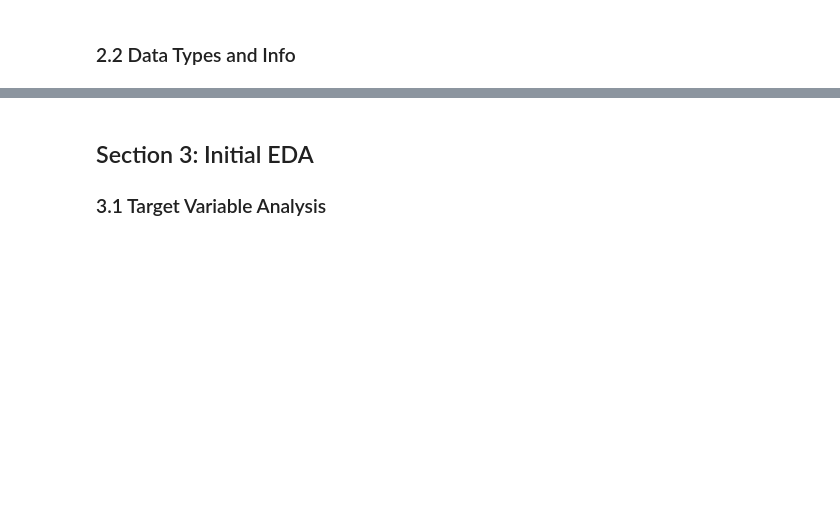
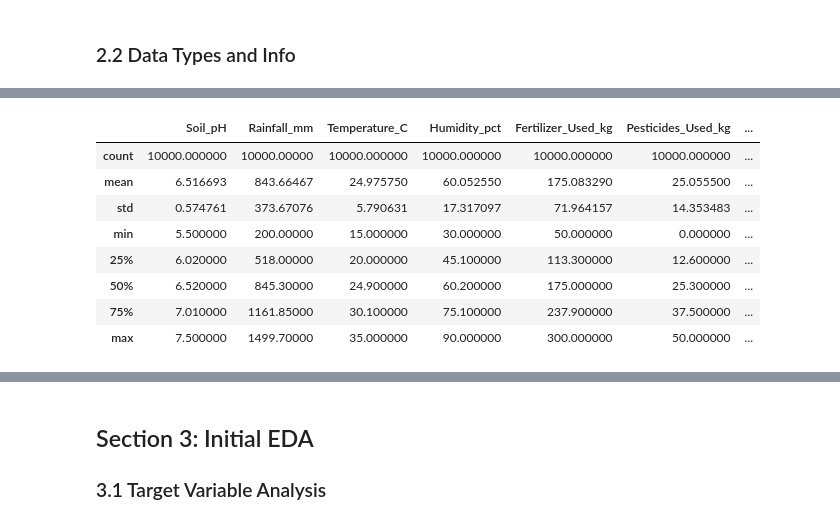
Before and after one commit to fsa-aiml-2511/individual-capstone-wesleyhouk-gif, a Jupyter notebook: notebooks/01_problem_statement_and_eda.ipynb, the cells around one changed output, grey strips where cells are left out. Drawn from its saved outputs; the diff is of its cells as text; code cells hidden in the pictures; blank space fills up the shorter version.

```diff
--- a/notebooks/01_problem_statement_and_eda.ipynb
+++ b/notebooks/01_problem_statement_and_eda.ipynb
@@ -106,7 +108,7 @@ print("Libraries imported successfully!")
 # %%
 # Load your dataset
 # Update the path to match your file name
-df = pd.read_csv('../data/raw/your_dataset.csv')
+df = pd.read_csv('../data/raw/crop_yield_dataset.csv')
 
 # Display basic info
 print(f"Dataset shape: {df.shape[0]:,} rows, {df.shape[1]} columns")
@@ -135,9 +177,20 @@ print(df.columns.tolist())
 # %%
 # TODO: Get summary statistics for numerical columns
 #
 # Hint: Use .describe()
 
 # YOUR CODE HERE:
+df.describe()
+# %% [output]
+|  | Soil_pH | Rainfall_mm | Temperature_C | Humidity_pct | Fertilizer_Used_kg | Pesticides_Used_kg | ... |
+| count | 10000.000000 | 10000.00000 | 10000.000000 | 10000.000000 | 10000.000000 | 10000.000000 | ... |
+| mean | 6.516693 | 843.66467 | 24.975750 | 60.052550 | 175.083290 | 25.055500 | ... |
+| std | 0.574761 | 373.67076 | 5.790631 | 17.317097 | 71.964157 | 14.353483 | ... |
+| min | 5.500000 | 200.00000 | 15.000000 | 30.000000 | 50.000000 | 0.000000 | ... |
+| 25% | 6.020000 | 518.00000 | 20.000000 | 45.100000 | 113.300000 | 12.600000 | ... |
+| 50% | 6.520000 | 845.30000 | 24.900000 | 60.200000 | 175.000000 | 25.300000 | ... |
+| 75% | 7.010000 | 1161.85000 | 30.100000 | 75.100000 | 237.900000 | 37.500000 | ... |
+| max | 7.500000 | 1499.70000 | 35.000000 | 90.000000 | 300.000000 | 50.000000 | ... |
 # %%
 # TODO: Get summary statistics for categorical columns
 #
```
Also changed, not shown: parts of 15 cells of this notebook.
